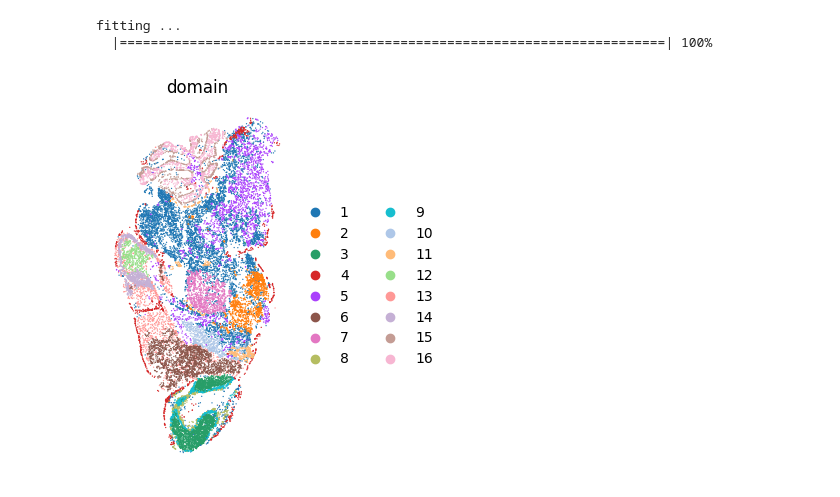
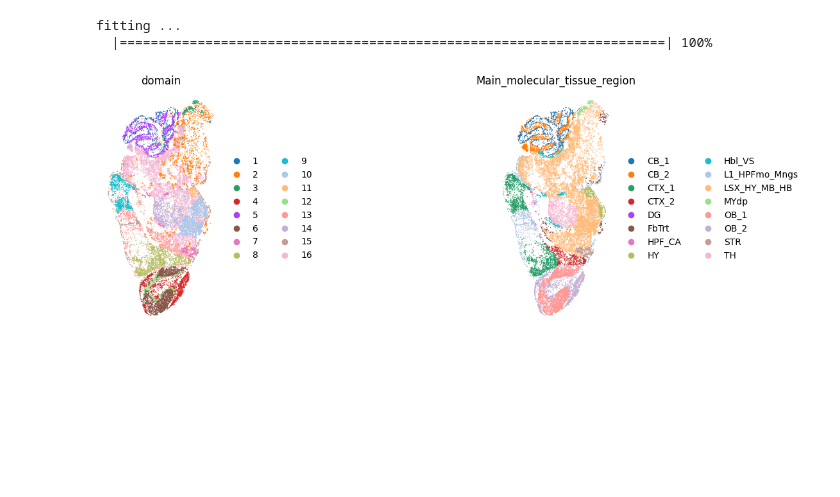
Before and after one commit to Briskzxm/GARDEN, a Jupyter notebook: Tutorial/STARmap PLUS.ipynb, the cells around one changed output. Drawn from its saved outputs; the diff is of its cells as text; code cells hidden in the pictures; blank space fills up the shorter version.

```diff
--- a/Tutorial/STARmap PLUS.ipynb
+++ b/Tutorial/STARmap PLUS.ipynb
@@ -8,5 +8,5 @@ import pandas as pd
 from sklearn import metrics
 import multiprocessing as mp
 from GARDEN import GARDEN
-device = torch.device('cuda:1' if torch.cuda.is_available() else 'cpu')
-os.environ['R_HOME'] = "/root/miniconda3/envs/STAR/lib/R"
+device = torch.device('cuda' if torch.cuda.is_available() else 'cpu')
+os.environ['R_HOME'] = "/home/zhangxinming/anaconda3/envs/Test/lib/R"
@@ -15,6 +13,7 @@ cuda:1
 # %%
-adata = sc.read('/home/zhangxinming/mymodel/Data/CNS/CNS3.h5ad')
-adata
+import pandas as pd
+adata = sc.read('/home/zhangxinming/scCube/simulation/demo.h5ad')
+adata.var_names_make_unique()
 # %% [output]
 AnnData object with n_obs × n_vars = 25948 × 1022
     obs: 'Sub_molecular_cell_type', 'Main_molecular_tissue_region', 'Sub_molecular_tissue_region', 'Molecular_spatial_cell_type', 'slice'
@@ -23,5 +26,5 @@ AnnData object with n_obs × n_vars = 25948 × 1022
 # %%
-model = GARDEN.GARDEN(adata,k_dynamic=6,k_cl=5,device=device,model_select = 'KNN')
+model = GARDEN.GARDEN(adata,k_dynamic=8,k_cl=8,device=device,model_select = 'KNN')
 # train model
 adata = model.train()
 # %% [output]
@@ -50,6 +66,6 @@ fitting ...
   |======================================================================| 100%
 # %%
 import matplotlib.pyplot as plt
-sc.pl.spatial(adata,color = ['domain'],frameon = False,colorbar_loc=None,spot_size=300)
+sc.pl.spatial(adata,color = ['domain','Main_molecular_tissue_region'],frameon = False,colorbar_loc=None,spot_size=300)
 # %% [output]
-[figure, old version]
+[figure, new version]
```
Also changed, not shown: parts of 5 cells of this notebook.
